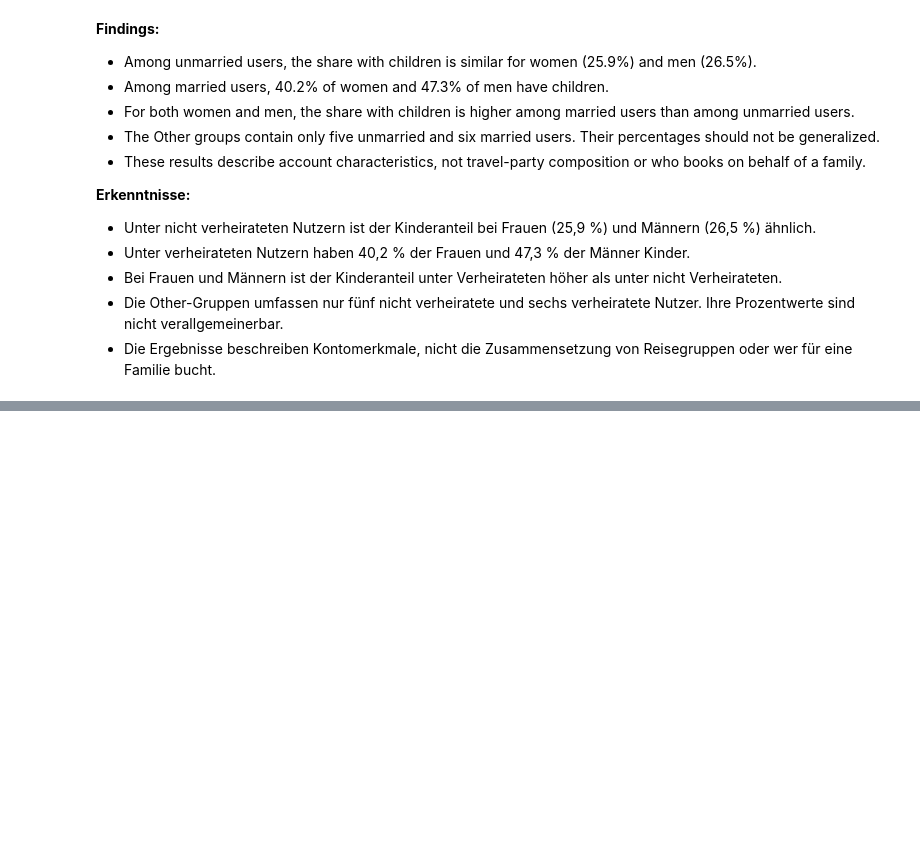
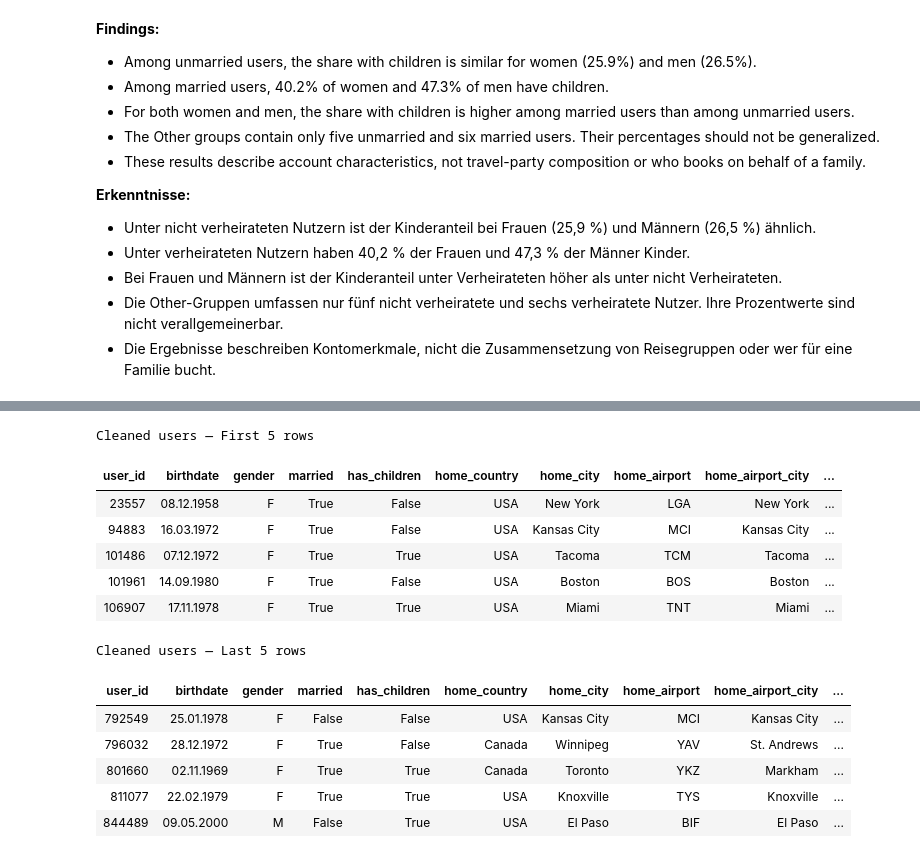
Before and after one commit to mperos1978/TravelTide, a Jupyter notebook: notebooks/01_eda.ipynb, the cells around one changed output, grey strips where cells are left out. Drawn from its saved outputs; the diff is of its cells as text; code cells hidden in the pictures; blank space fills up the shorter version.

```diff
--- a/notebooks/01_eda.ipynb
+++ b/notebooks/01_eda.ipynb
@@ -1842,0 +2443,9 @@ plt.show()
+# %%
+# place airport city directly after airport code
+airport_city = users_work.pop("home_airport_city")
+
+users_work.insert(
+    users_work.columns.get_loc("home_airport") + 1,
+    "home_airport_city",
+    airport_city,
+)
@@ -1842,0 +2552,38 @@ plt.show()
+# %%
+# preview dates without a time component
+date_formats = {
+    column: lambda value: value.strftime("%d.%m.%Y")
+    if pd.notna(value) else ""
+    for column in ["birthdate", "sign_up_date"]
+}
+
+for title, preview in [
+    ("Cleaned users — First 5 rows", users_work.head()),
+    ("Cleaned users — Last 5 rows", users_work.tail()),
+]:
+    preview_html = style_overview(
+        preview,
+        title,
+        date_formats,
+    ).to_html()
+
+    display(HTML(
+        '<div style="overflow-x:auto; margin-bottom:24px;">'
+        f'{preview_html}'
+        '</div>'
+    ))
+# %% [output]
+Cleaned users — First 5 rows
+| user_id | birthdate | gender | married | has_children | home_country | home_city | home_airport | home_airport_city | ... |
+| 23557 | 08.12.1958 | F | True | False | USA | New York | LGA | New York | ... |
+| 94883 | 16.03.1972 | F | True | False | USA | Kansas City | MCI | Kansas City | ... |
+| 101486 | 07.12.1972 | F | True | True | USA | Tacoma | TCM | Tacoma | ... |
+| 101961 | 14.09.1980 | F | True | False | USA | Boston | BOS | Boston | ... |
+| 106907 | 17.11.1978 | F | True | True | USA | Miami | TNT | Miami | ... |
+Cleaned users — Last 5 rows
+| user_id | birthdate | gender | married | has_children | home_country | home_city | home_airport | home_airport_city | ... |
+| 792549 | 25.01.1978 | F | False | False | USA | Kansas City | MCI | Kansas City | ... |
+| 796032 | 28.12.1972 | F | True | False | Canada | Winnipeg | YAV | St. Andrews | ... |
+| 801660 | 02.11.1969 | F | True | True | Canada | Toronto | YKZ | Markham | ... |
+| 811077 | 22.02.1979 | F | True | True | USA | Knoxville | TYS | Knoxville | ... |
+| 844489 | 09.05.2000 | M | False | True | USA | El Paso | BIF | El Paso | ... |
```
Also changed, not shown: parts of 21 cells of this notebook.
